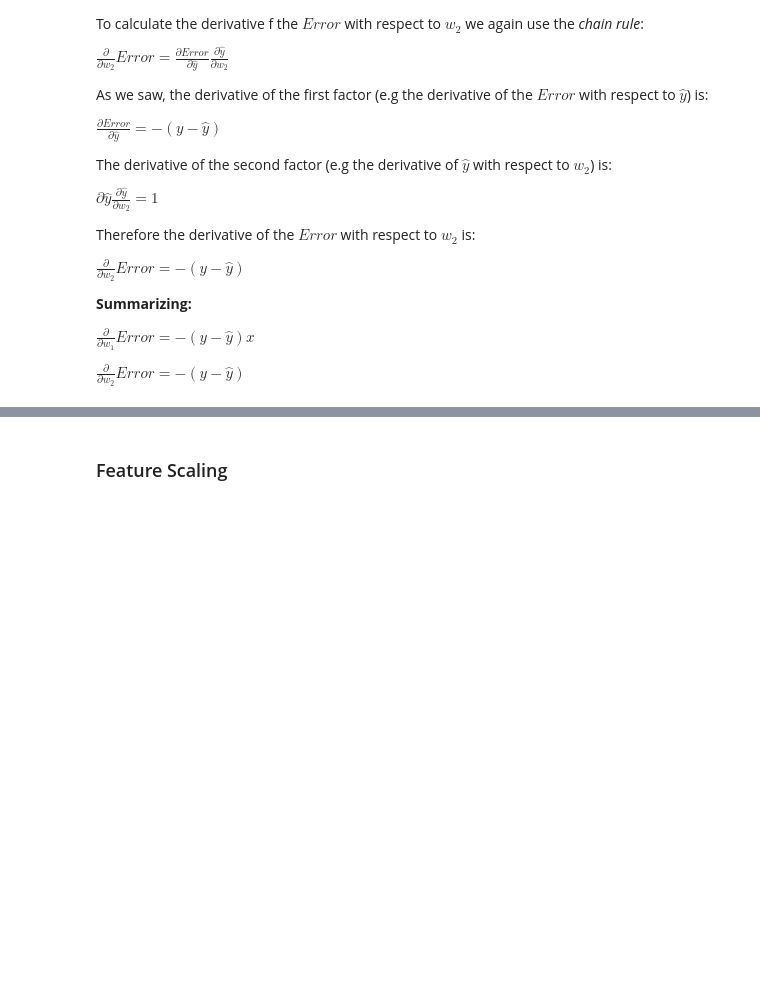
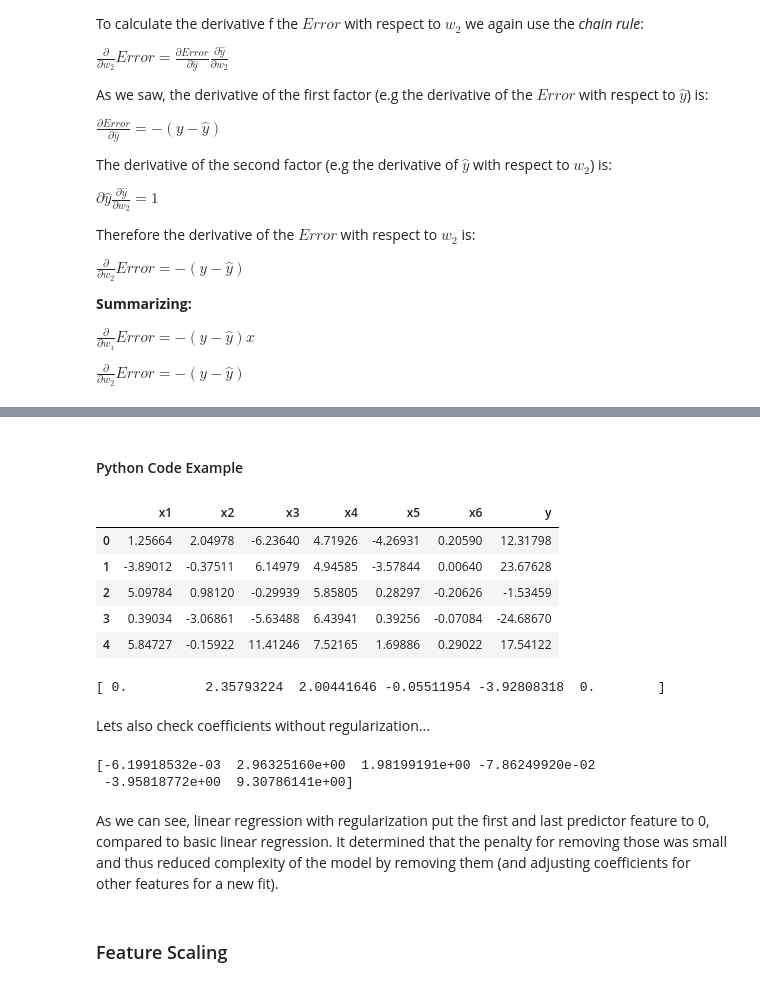
Before and after one commit to pruned-io/wiki, a Jupyter notebook: machine-learning/supervised-learning/linear-regression.ipynb, the cells around one changed output, grey strips where cells are left out. Saved outputs shown, nothing was run; the diff lists cells and outputs as text; code cells hidden in the pictures; blank space fills up the shorter version.

Commit message:
First final version of Linear Regression doc

```diff
--- a/machine-learning/supervised-learning/linear-regression.ipynb
+++ b/machine-learning/supervised-learning/linear-regression.ipynb
@@ -776,2 +1007,55 @@ $\frac{\partial}{\partial{w_2}} Error = -(y - \hat{y})$
+# %% [markdown]
+#### Python Code Example
+# %%
+# Imports and data load
+import pandas as pd
+from sklearn.linear_model import Lasso
+from sklearn.linear_model import LinearRegression
+
+# Load data
+train_data = pd.read_csv('data/regularization_data.csv', header=None)
+
+# Assign column names
+train_data.columns = ['x1', 'x2','x3','x4','x5','x6','y']
+
+train_data.head()
+# %% [output]
+|  | x1 | x2 | x3 | x4 | x5 | x6 | y |
+| 0 | 1.25664 | 2.04978 | -6.23640 | 4.71926 | -4.26931 | 0.20590 | 12.31798 |
+| 1 | -3.89012 | -0.37511 | 6.14979 | 4.94585 | -3.57844 | 0.00640 | 23.67628 |
+| 2 | 5.09784 | 0.98120 | -0.29939 | 5.85805 | 0.28297 | -0.20626 | -1.53459 |
+| 3 | 0.39034 | -3.06861 | -5.63488 | 6.43941 | 0.39256 | -0.07084 | -24.68670 |
+| 4 | 5.84727 | -0.15922 | 11.41246 | 7.52165 | 1.69886 | 0.29022 | 17.54122 |
+# %%
+# Get all, but last column for X
+X = train_data.iloc[:,:-1].values
+
+# Get only last column for y
+y = train_data.iloc[:,-1].values
+
+# Create the linear regression model with lasso regularization
+lasso_reg = Lasso()
+
+# Fit the model
+lasso_reg.fit(X, y);
+
+# Retrieve and print out the coefficients from the regression model
+reg_coef = lasso_reg.coef_
+print(reg_coef)
+# %% [output]
+[ 0.          2.35793224  2.00441646 -0.05511954 -3.92808318  0.        ]
+# %% [markdown]
+Lets also check coefficients without regularization...
+# %%
+# Check coefficients without regularization
+lin_reg = LinearRegression()
+lin_reg.fit(X,y)
+lin_coef = lin_reg.coef_
+print(lin_coef)
+# %% [output]
+[-6.19918532e-03  2.96325160e+00  1.98199191e+00 -7.86249920e-02
+ -3.95818772e+00  9.30786141e+00]
+# %% [markdown]
+As we can see, linear regression with regularization put the first and last predictor feature to 0, compared to basic linear regression. It determined that the penalty for removing those was small and thus reduced complexity of the model by removing them (and adjusting coefficients for other features for a new fit).
 # %% [markdown]
 ### Feature Scaling
```
Also changed, not shown: parts of 43 cells of this notebook, 7 other files.
